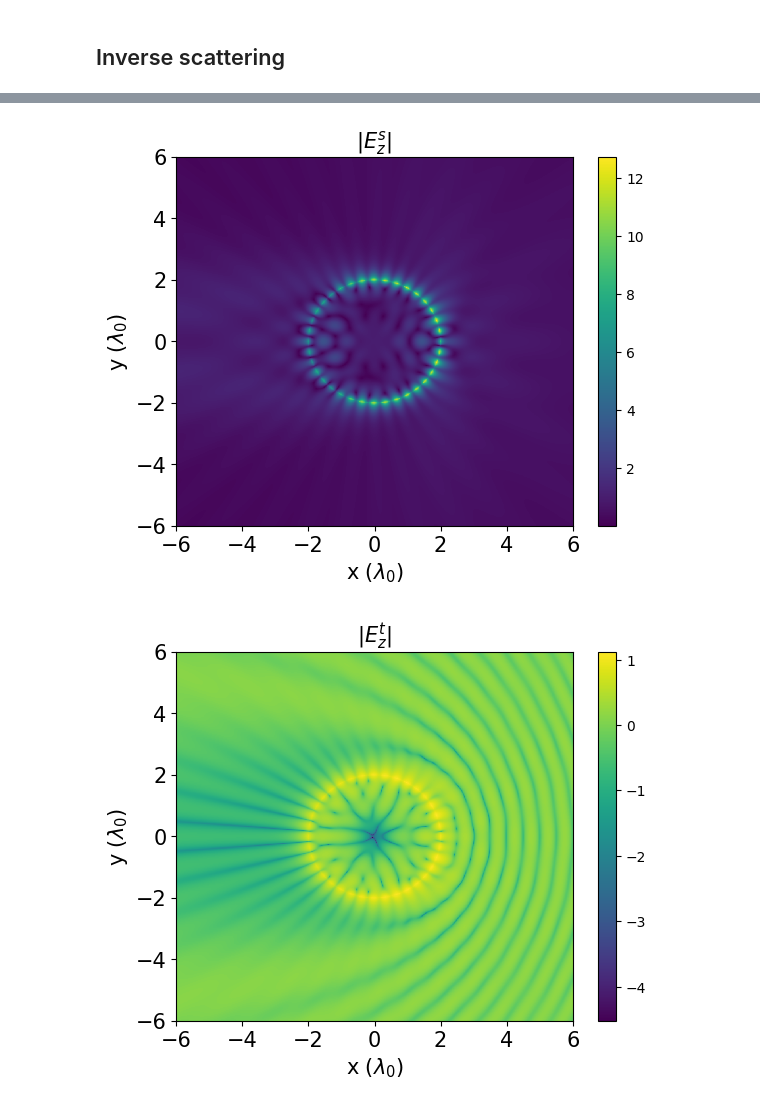
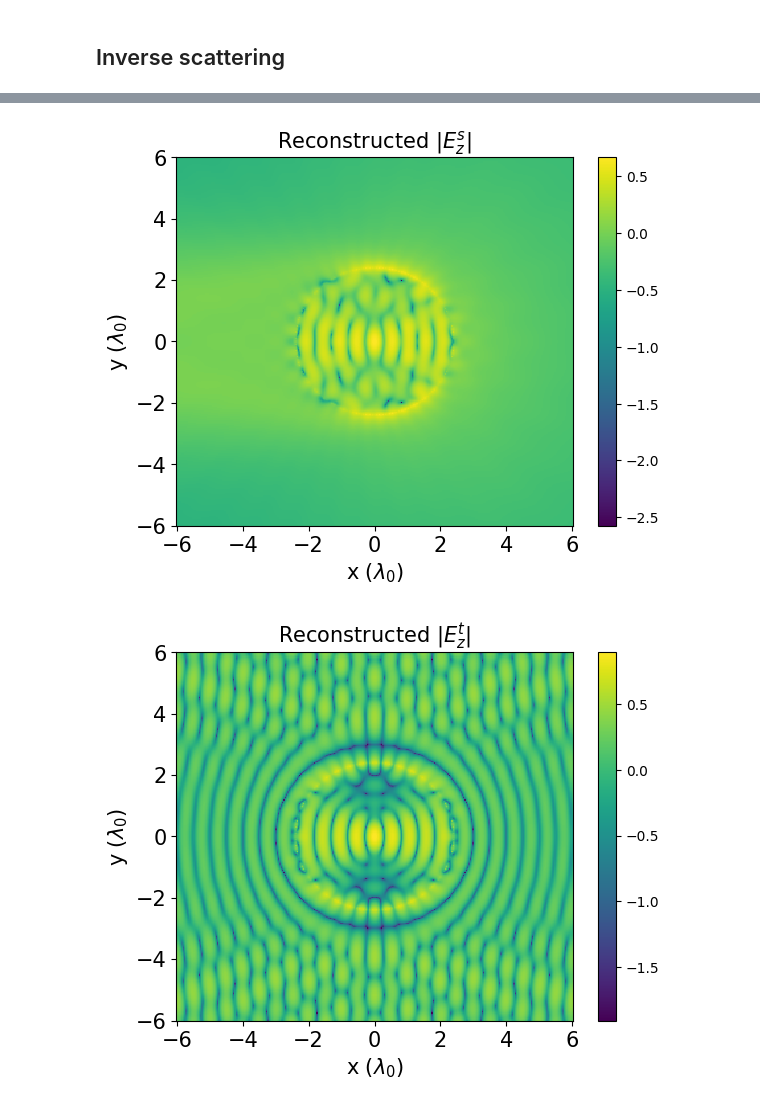
Before and after one commit to MariusGhica/Advanced-EM, a Jupyter notebook: inverseScattering_aux.ipynb, the cells around one changed output, grey strips where cells are left out. Drawn from its saved outputs; the diff is of its cells as text; code cells hidden in the pictures.

```diff
--- a/inverseScattering_aux.ipynb
+++ b/inverseScattering_aux.ipynb
@@ -383,27 +571,43 @@ Matrix shape of the cv:  (360, 1)
 # %%
 x_grid, y_grid = np.meshgrid(np.linspace(x_min, x_max, grid_size),
                               np.linspace(y_min, y_max, grid_size))
+
+for i in range(J):
+    plt.figure()
+    plt.pcolormesh(x_grid, y_grid, np.log10(np.abs(e_inv_scat_list[i])), shading='auto')
+    plt.title(r'Reconstructed |$E^{s}_{z}$|', fontsize=15)
+    plt.colorbar()
+    plt.xlabel(r'x $(\lambda_{0})$', fontsize=15)
+    plt.ylabel(r'y $(\lambda_{0})$', fontsize=15)
+    plt.xticks(fontsize=15)
+    plt.yticks(fontsize=15)
+    plt.show()
+
+    plt.figure()
+    plt.pcolormesh(x_grid, y_grid, np.log10(np.abs(e_inv_total_list[i])), shading='auto')
+    plt.title(r'Reconstructed |$E^{t}_{z}$|', fontsize=15)
+    plt.colorbar()
+    plt.xlabel(r'x $(\lambda_{0})$', fontsize=15)
+    plt.ylabel(r'y $(\lambda_{0})$', fontsize=15)
+    plt.xticks(fontsize=15)
+    plt.yticks(fontsize=15)
+    plt.show()
+
+for i in range(J):
+    if i == 0:
+        e_total_rectangle_sum = e_inv_total_list[i]
+    else:
+        e_total_rectangle_sum += e_inv_total_list[i]
 plt.figure()
-plt.pcolormesh(x_grid, y_grid, np.abs(e_inv_scat), shading='auto')
-#plt.plot(data_contour[:, 0], data_contour[:, 1], color='white')
-plt.title(r'|$E^{s}_{z}$|', fontsize=15)
-plt.colorbar()
-plt.xlabel(r'x $(\lambda_{0})$', fontsize=15)
-plt.ylabel(r'y $(\lambda_{0})$', fontsize=15)
-plt.xticks(fontsize=15)
-plt.yticks(fontsize=15)
-plt.show()
-
-plt.figure()
-plt.pcolormesh(x_grid, y_grid, np.log10(np.abs(e_inv_total)), shading='auto')
-#plt.plot(data_contour[:, 0], data_contour[:, 1], color='white')
+plt.pcolormesh(x_grid, y_grid, np.log10(np.abs(e_total_rectangle_sum)), shading='auto')
+plt.plot(data_contour[:, 0], data_contour[:, 1], color='black')  # Plot contour of the scatterer
 plt.title(r'|$E^{t}_{z}$|', fontsize=15)
 plt.colorbar()
 plt.xlabel(r'x $(\lambda_{0})$', fontsize=15)
 plt.ylabel(r'y $(\lambda_{0})$', fontsize=15)
 plt.xticks(fontsize=15)
 plt.yticks(fontsize=15)
 plt.show()
 # %% [output]
-[figure, old version]
+[figure, new version]
-[figure, old version]
+[figure, new version]
```
Also changed, not shown: parts of 16 cells of this notebook, 10 other files.
